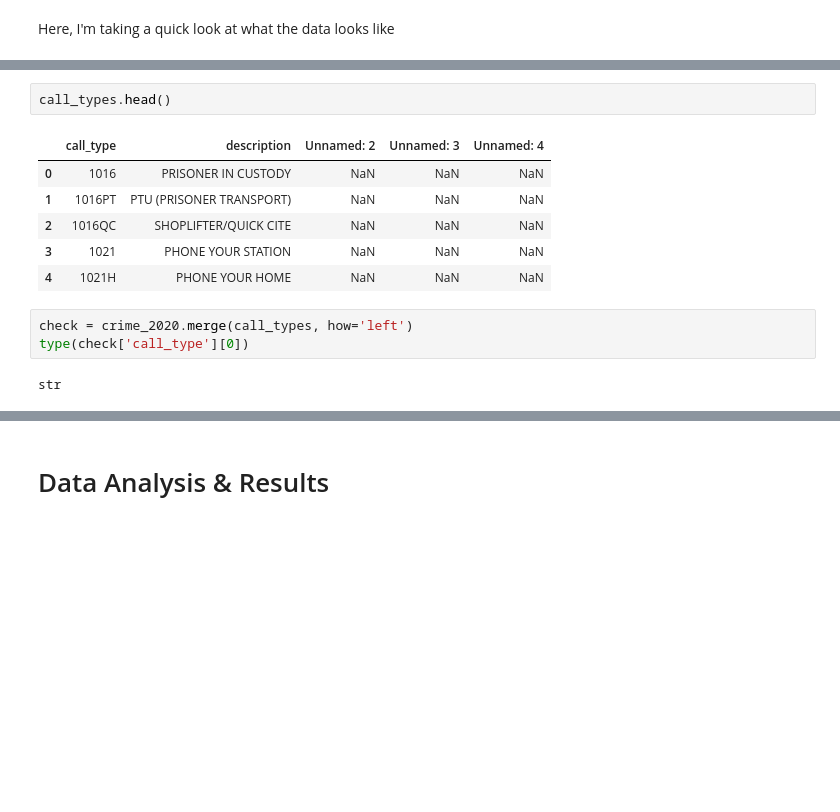
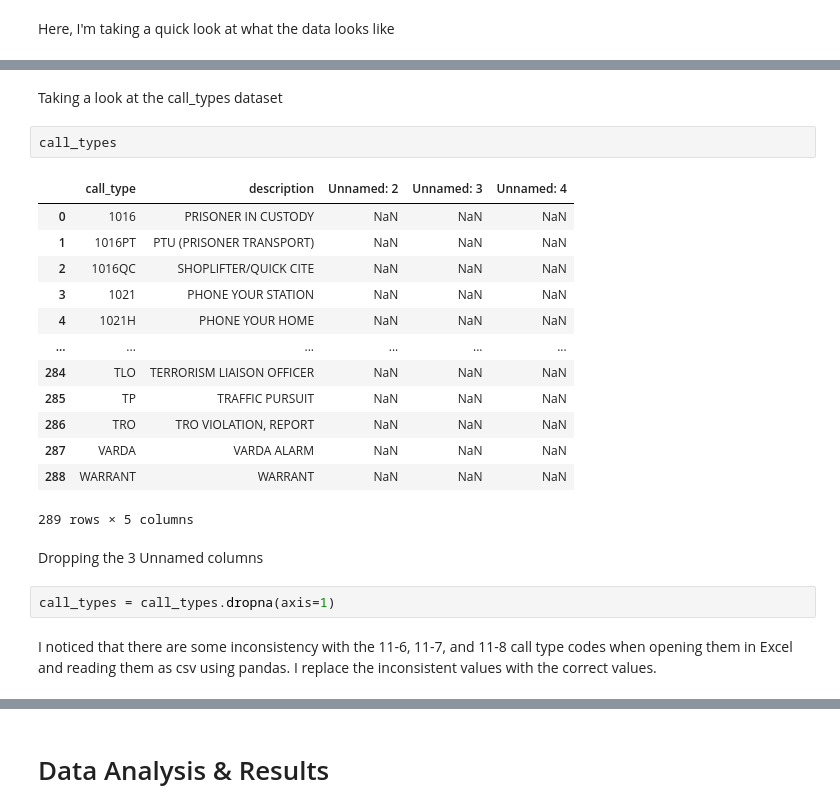
Before and after one commit to tnl001/individual_fa20, a Jupyter notebook: final_project/FinalProject_tnl001.ipynb, the cells around one changed output, grey strips where cells are left out. Drawn from its saved outputs; the diff is of its cells as text; blank space fills up the shorter version.

Commit message:
More progress on cleaning up the crime dataset. Still deciding on question to answer

```diff
--- a/final_project/FinalProject_tnl001.ipynb
+++ b/final_project/FinalProject_tnl001.ipynb
@@ -81,17 +67,27 @@ crime_2020[crime_2020['priority'] == 3]
+# %% [markdown]
+Taking a look at the call_types dataset
 # %%
-call_types.head()
+call_types
 # %% [output]
 |  | call_type | description | Unnamed: 2 | Unnamed: 3 | Unnamed: 4 |
 | 0 | 1016 | PRISONER IN CUSTODY | NaN | NaN | NaN |
 | 1 | 1016PT | PTU (PRISONER TRANSPORT) | NaN | NaN | NaN |
 | 2 | 1016QC | SHOPLIFTER/QUICK CITE | NaN | NaN | NaN |
 | 3 | 1021 | PHONE YOUR STATION | NaN | NaN | NaN |
 | 4 | 1021H | PHONE YOUR HOME | NaN | NaN | NaN |
+| ... | ... | ... | ... | ... | ... |
+| 284 | TLO | TERRORISM LIAISON OFFICER | NaN | NaN | NaN |
+| 285 | TP | TRAFFIC PURSUIT | NaN | NaN | NaN |
+| 286 | TRO | TRO VIOLATION, REPORT | NaN | NaN | NaN |
+| 287 | VARDA | VARDA ALARM | NaN | NaN | NaN |
+| 288 | WARRANT | WARRANT | NaN | NaN | NaN |
+289 rows × 5 columns
-# %%
-check = crime_2020.merge(call_types, how='left')
-type(check['call_type'][0])
-# %% [output]
-str
+# %% [markdown]
+Dropping the 3 Unnamed columns
+# %%
+call_types = call_types.dropna(axis=1)
+# %% [markdown]
+I noticed that there are some inconsistency with the 11-6, 11-7, and 11-8 call type codes when opening them in Excel and reading them as csv using pandas. I replace the inconsistent values with the correct values.
 # %%
 for n in call_types['call_type'].values:
     call_types['call_type'].replace(to_replace='6-Nov', value='11-6', inplace=True)
```
Also changed, not shown: parts of 37 cells of this notebook.
